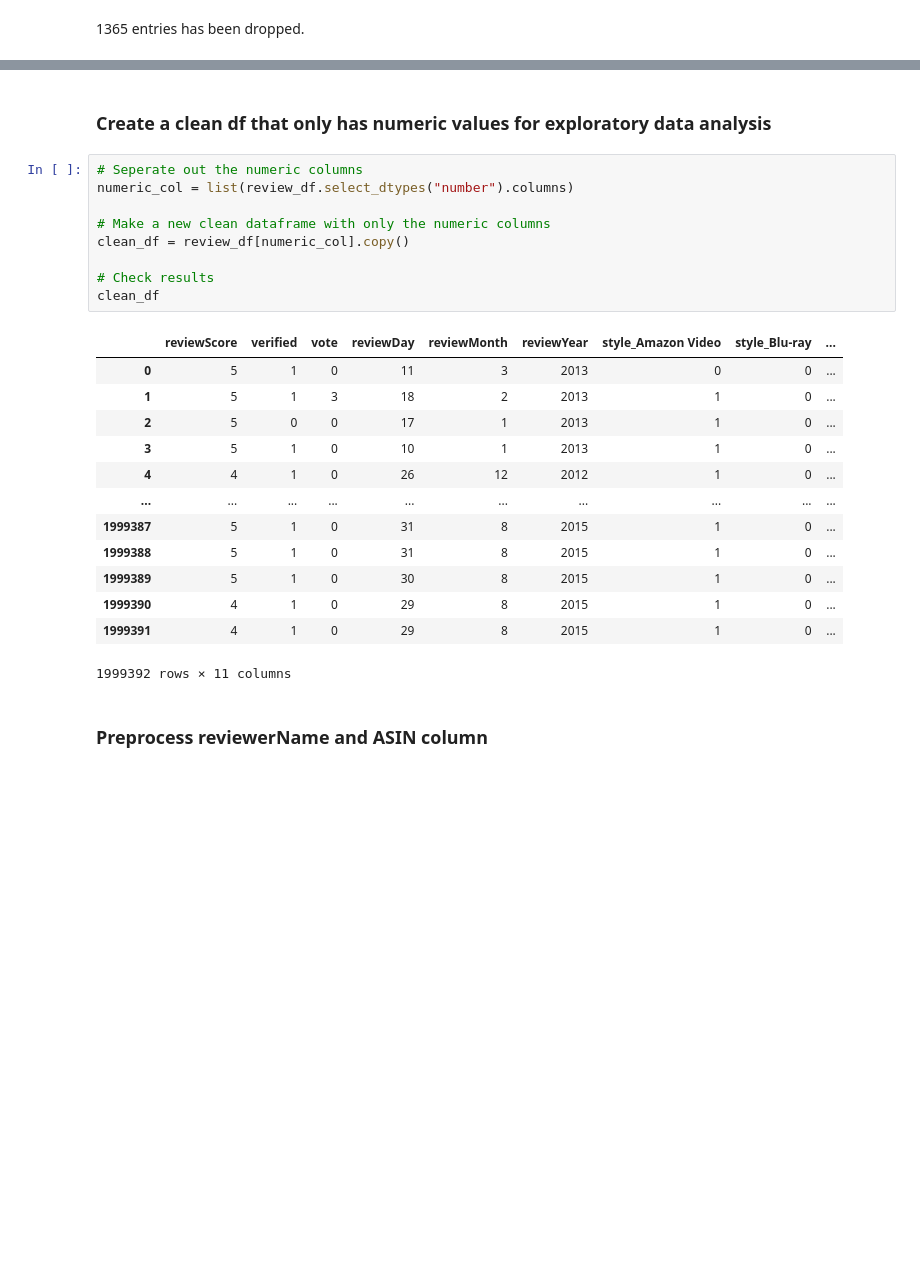
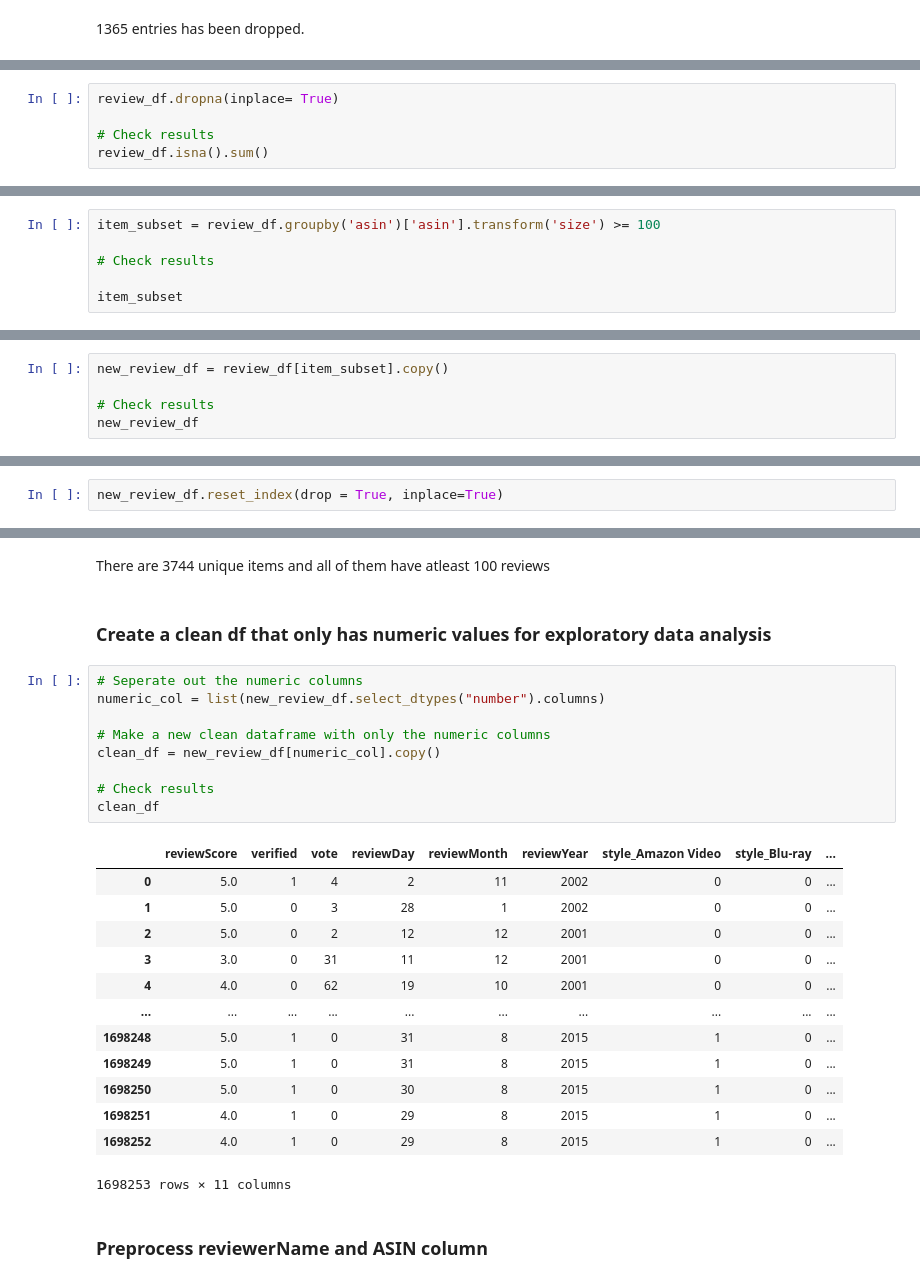
Before and after one commit to JTruong3/Amazon-Product-Recommender, a Jupyter notebook: 1_Preprocessing_and_EDA.ipynb, the cells around one changed output, grey strips where cells are left out. Cells and saved outputs as stored; diff of their text form; blank space fills up the shorter version.

```diff
--- a/1_Preprocessing_and_EDA.ipynb
+++ b/1_Preprocessing_and_EDA.ipynb
@@ -519,0 +537,5 @@ memory usage: 143.0+ MB
+# %%
+review_df.dropna(inplace= True)
+
+# Check results
+review_df.isna().sum()
@@ -519,0 +617,6 @@ memory usage: 143.0+ MB
+# %%
+item_subset = review_df.groupby('asin')['asin'].transform('size') >= 100
+
+# Check results
+
+item_subset
@@ -519,0 +636,5 @@ memory usage: 143.0+ MB
+# %%
+new_review_df = review_df[item_subset].copy()
+
+# Check results
+new_review_df
@@ -519,0 +657,2 @@ memory usage: 143.0+ MB
+# %%
+new_review_df.reset_index(drop = True, inplace=True)
@@ -520,28 +676,30 @@ memory usage: 143.0+ MB
+# %% [markdown]
+There are 3744 unique items and all of them have atleast 100 reviews
 # %% [markdown]
 ### Create a clean df that only has numeric values for exploratory data analysis
 # %%
 # Seperate out the numeric columns
-numeric_col = list(review_df.select_dtypes("number").columns)
+numeric_col = list(new_review_df.select_dtypes("number").columns)
 
 # Make a new clean dataframe with only the numeric columns
-clean_df = review_df[numeric_col].copy()
+clean_df = new_review_df[numeric_col].copy()
 
 # Check results
 clean_df
 # %% [output]
 |  | reviewScore | verified | vote | reviewDay | reviewMonth | reviewYear | style_Amazon Video | style_Blu-ray | ... |
-| 0 | 5 | 1 | 0 | 11 | 3 | 2013 | 0 | 0 | ... |
-| 1 | 5 | 1 | 3 | 18 | 2 | 2013 | 1 | 0 | ... |
-| 2 | 5 | 0 | 0 | 17 | 1 | 2013 | 1 | 0 | ... |
-| 3 | 5 | 1 | 0 | 10 | 1 | 2013 | 1 | 0 | ... |
-| 4 | 4 | 1 | 0 | 26 | 12 | 2012 | 1 | 0 | ... |
+| 0 | 5.0 | 1 | 4 | 2 | 11 | 2002 | 0 | 0 | ... |
+| 1 | 5.0 | 0 | 3 | 28 | 1 | 2002 | 0 | 0 | ... |
+| 2 | 5.0 | 0 | 2 | 12 | 12 | 2001 | 0 | 0 | ... |
+| 3 | 3.0 | 0 | 31 | 11 | 12 | 2001 | 0 | 0 | ... |
+| 4 | 4.0 | 0 | 62 | 19 | 10 | 2001 | 0 | 0 | ... |
 | ... | ... | ... | ... | ... | ... | ... | ... | ... | ... |
-| 1999387 | 5 | 1 | 0 | 31 | 8 | 2015 | 1 | 0 | ... |
-| 1999388 | 5 | 1 | 0 | 31 | 8 | 2015 | 1 | 0 | ... |
-| 1999389 | 5 | 1 | 0 | 30 | 8 | 2015 | 1 | 0 | ... |
-| 1999390 | 4 | 1 | 0 | 29 | 8 | 2015 | 1 | 0 | ... |
-| 1999391 | 4 | 1 | 0 | 29 | 8 | 2015 | 1 | 0 | ... |
+| 1698248 | 5.0 | 1 | 0 | 31 | 8 | 2015 | 1 | 0 | ... |
+| 1698249 | 5.0 | 1 | 0 | 31 | 8 | 2015 | 1 | 0 | ... |
+| 1698250 | 5.0 | 1 | 0 | 30 | 8 | 2015 | 1 | 0 | ... |
+| 1698251 | 4.0 | 1 | 0 | 29 | 8 | 2015 | 1 | 0 | ... |
+| 1698252 | 4.0 | 1 | 0 | 29 | 8 | 2015 | 1 | 0 | ... |
-1999392 rows × 11 columns
+1698253 rows × 11 columns
 # %% [markdown]
 ### Preprocess reviewerName and ASIN column
 # %% [markdown]
```
Also changed, not shown: parts of 50 cells of this notebook.
